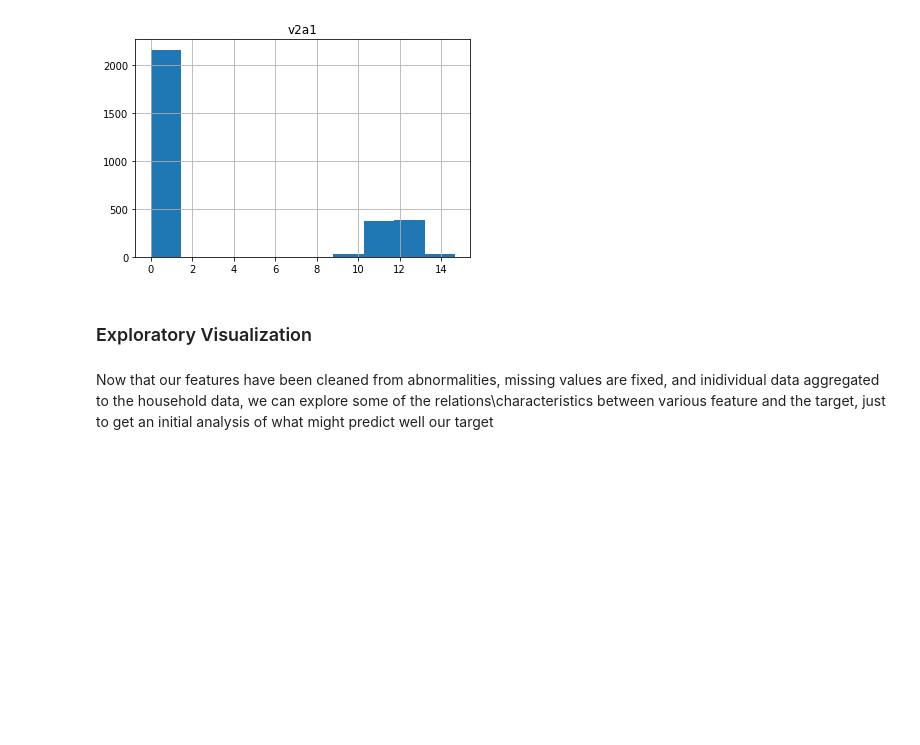
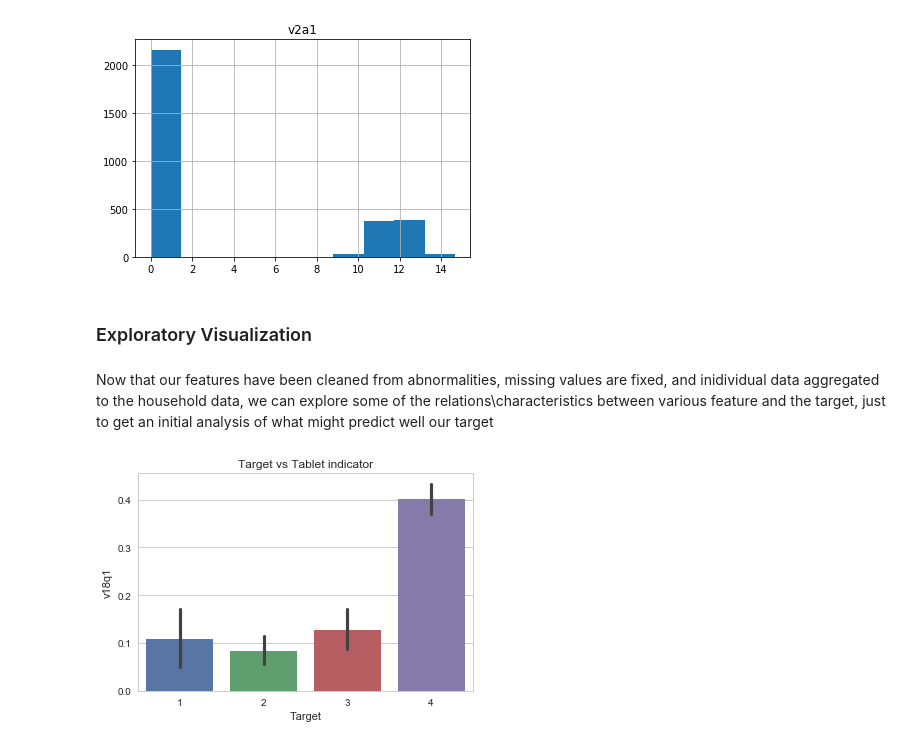
Before and after one commit to Pinif/Udacity-Capstone, a Jupyter notebook: Capstone.ipynb, the cells around one changed output. Saved outputs shown, nothing was run; the diff lists cells and outputs as text; code cells hidden in the pictures; blank space fills up the shorter version.

```diff
--- a/Capstone.ipynb
+++ b/Capstone.ipynb
@@ -617,0 +604,6 @@ Now that our features have been cleaned from abnormalities, missing values are f
+# %%
+# we expect that in poverty\extreme poverty most families will NOT own a tablet
+sb.set(style="whitegrid")
+ax = sb.barplot(x="Target", y="v18q1", data=classfier_input).set_title('Target vs Tablet indicator')
+# %% [output]
+[figure, added]
```
Also changed, not shown: parts of 41 cells of this notebook, 2 other files.
